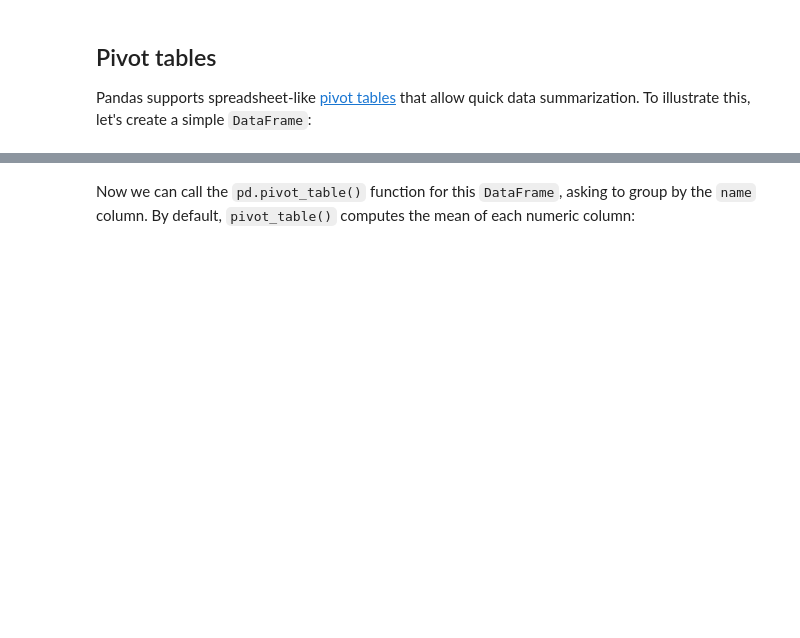
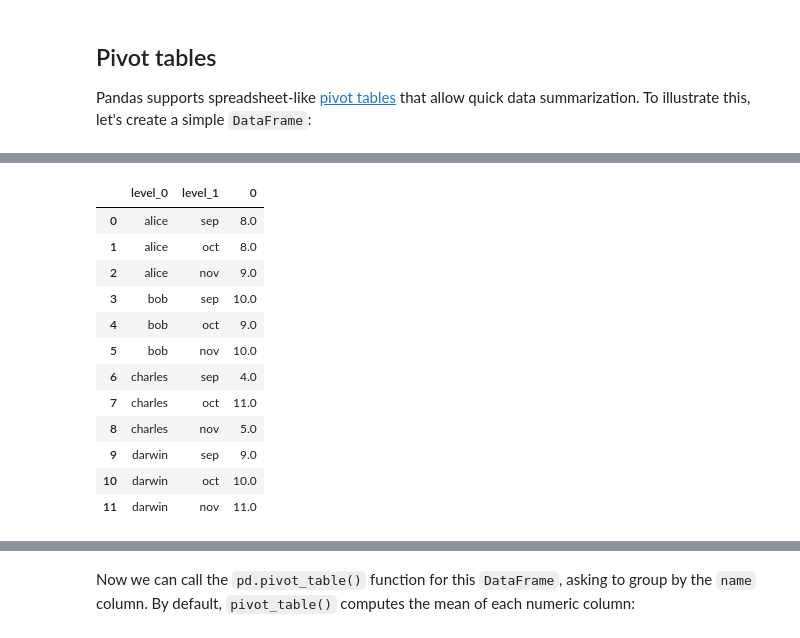
Before and after one commit to jgoebel0089/handson-mlp-Geron, a Jupyter notebook: tools_pandas.ipynb, the cells around one changed output, grey strips where cells are left out. Saved outputs shown, nothing was run; the diff lists cells and outputs as text; code cells hidden in the pictures; blank space fills up the shorter version.

```diff
--- a/tools_pandas.ipynb
+++ b/tools_pandas.ipynb
@@ -1305,3 +1397,19 @@ bonus_points
+# %%
+final_grades_clean.stack().reset_index()
+# %% [output]
+|  | level_0 | level_1 | 0 |
+| 0 | alice | sep | 8.0 |
+| 1 | alice | oct | 8.0 |
+| 2 | alice | nov | 9.0 |
+| 3 | bob | sep | 10.0 |
+| 4 | bob | oct | 9.0 |
+| 5 | bob | nov | 10.0 |
+| 6 | charles | sep | 4.0 |
+| 7 | charles | oct | 11.0 |
+| 8 | charles | nov | 5.0 |
+| 9 | darwin | sep | 9.0 |
+| 10 | darwin | oct | 10.0 |
+| 11 | darwin | nov | 11.0 |
 # %%
 more_grades = final_grades_clean.stack().reset_index()
 more_grades.columns = ["name", "month", "grade"]
```
Also changed, not shown: parts of 50 cells of this notebook.
